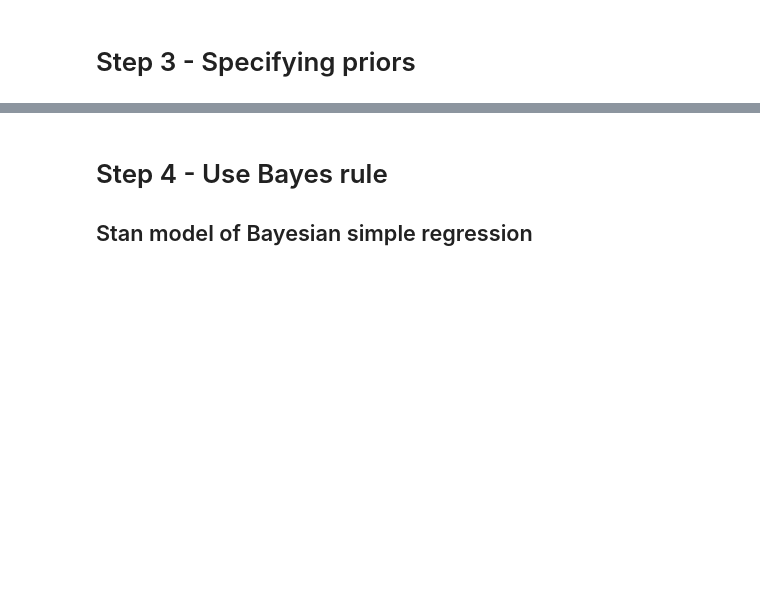
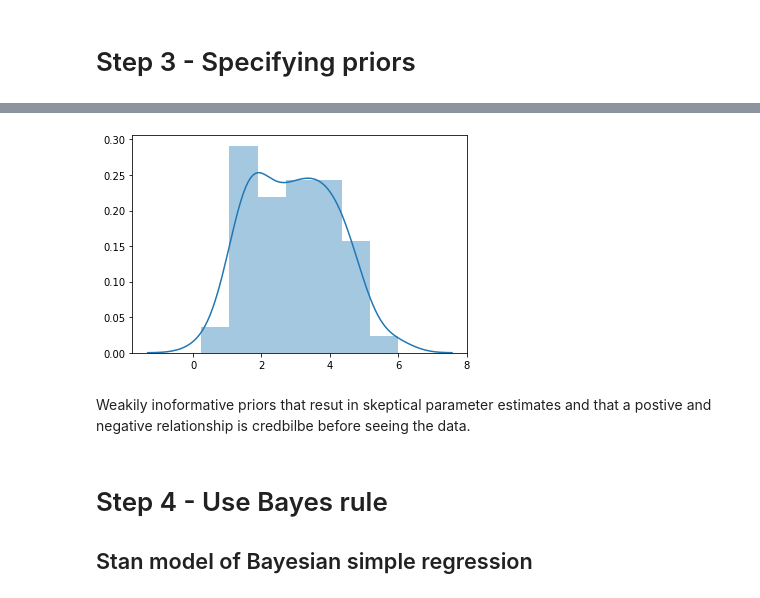
Before and after one commit to ebrlab/Statistical-methods-for-research-workers-psychology-and-neuroscience, a Jupyter notebook: notebooks/Bayesian Simple Regression.ipynb, the cells around one changed output, grey strips where cells are left out. Cells and saved outputs as stored; diff of their text form; code cells hidden in the pictures; blank space fills up the shorter version.

```diff
--- a/notebooks/Bayesian Simple Regression.ipynb
+++ b/notebooks/Bayesian Simple Regression.ipynb
@@ -122,3 +153,12 @@ y_i &\sim Normal(\mu_i, \sigma)
+# %%
+sigma = ss.halfcauchy.rvs(size = N, loc=0, scale= .1)
+sim_data = np.random.normal(loc = y, scale = sigma)
+# %%
+sns.distplot(sim_data);
+# %% [output]
+[figure, added]
+# %% [markdown]
+Weakily inoformative priors that resut in skeptical parameter estimates  and that a postive and negative relationship is credbilbe before seeing the data.
 # %% [markdown]
 # Step 4 - Use Bayes rule
 
```
Also changed, not shown: parts of 21 cells of this notebook, 4 other files.
